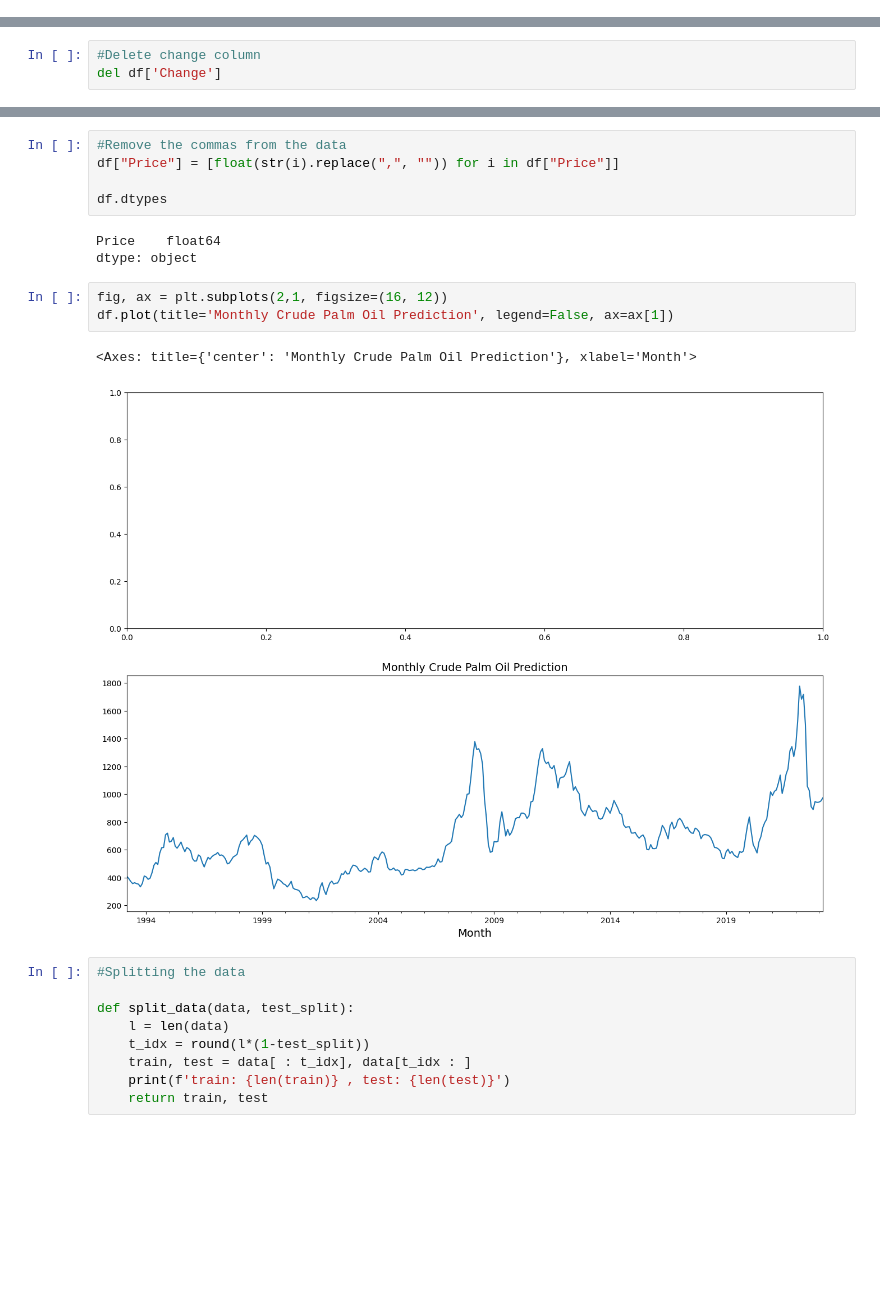
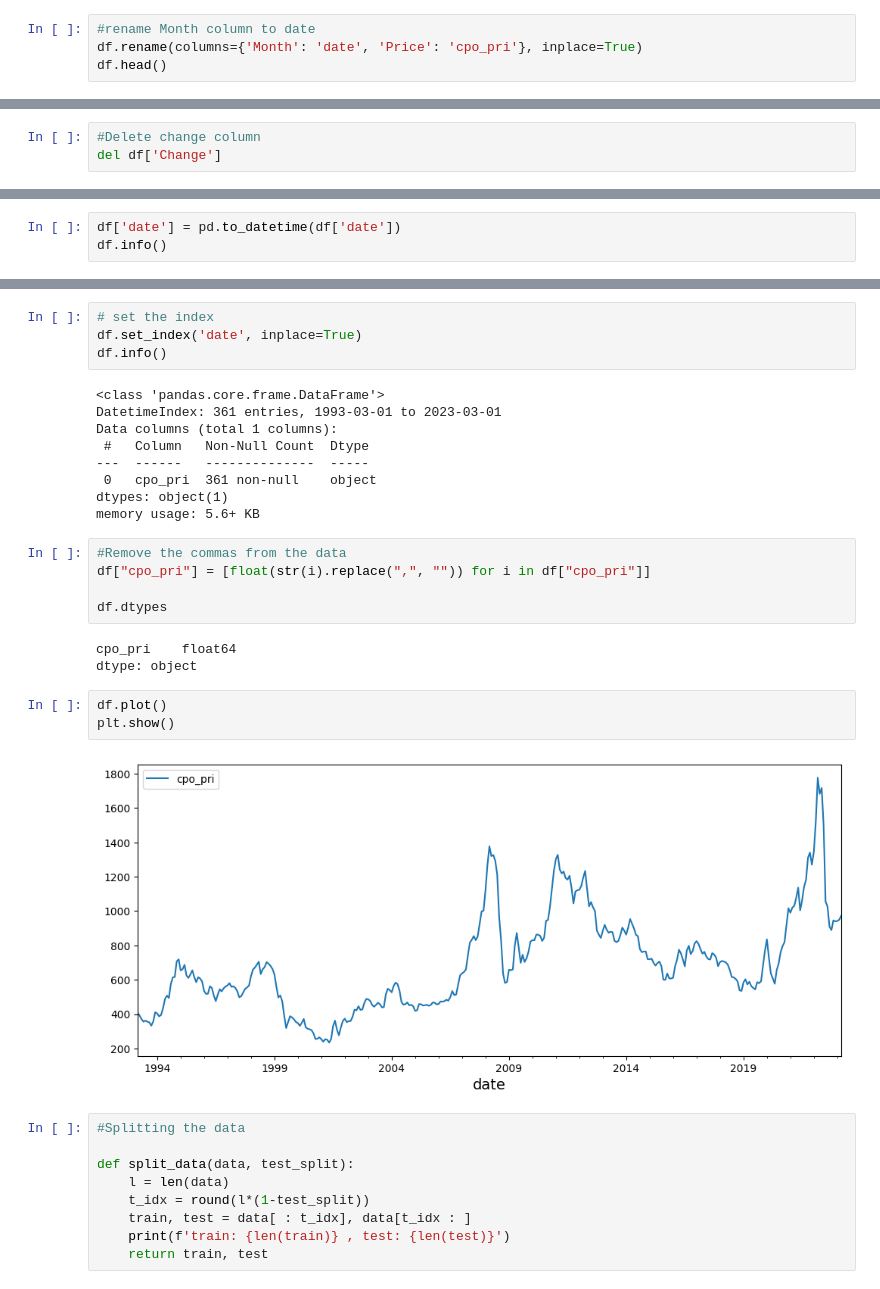
Before and after one commit to mofuoku417/Crude-Palm-Oil-Price-Prediction, a Jupyter notebook: Crude_PalmOil_Price_Prediction_SARIMA_Model.ipynb, the cells around one changed output, grey strips where cells are left out. Saved outputs shown, nothing was run; the diff lists cells and outputs as text; blank space fills up the shorter version.

```diff
--- a/Crude_PalmOil_Price_Prediction_SARIMA_Model.ipynb
+++ b/Crude_PalmOil_Price_Prediction_SARIMA_Model.ipynb
@@ -45,0 +46,4 @@ df.head()
+# %%
+#rename Month column to date
+df.rename(columns={'Month': 'date', 'Price': 'cpo_pri'}, inplace=True)
+df.head()
@@ -54 +78,4 @@ Price    object
 dtype: object
+# %%
+df['date'] = pd.to_datetime(df['date'])
+df.info()
@@ -55,17 +92,29 @@ dtype: object
+# %%
+# set the index
+df.set_index('date', inplace=True)
+df.info()
+# %% [output]
+<class 'pandas.core.frame.DataFrame'>
+DatetimeIndex: 361 entries, 1993-03-01 to 2023-03-01
+Data columns (total 1 columns):
+ #   Column   Non-Null Count  Dtype
+---  ------   --------------  -----
+ 0   cpo_pri  361 non-null    object
+dtypes: object(1)
+memory usage: 5.6+ KB
 # %%
 #Remove the commas from the data
-df["Price"] = [float(str(i).replace(",", "")) for i in df["Price"]]
+df["cpo_pri"] = [float(str(i).replace(",", "")) for i in df["cpo_pri"]]
 
 df.dtypes
 # %% [output]
-Price    float64
+cpo_pri    float64
 dtype: object
-# %%
-fig, ax = plt.subplots(2,1, figsize=(16, 12))
-df.plot(title='Monthly Crude Palm Oil Prediction', legend=False, ax=ax[1])
-# %% [output]
-<Axes: title={'center': 'Monthly Crude Palm Oil Prediction'}, xlabel='Month'>
-[figure, removed]
+# %%
+df.plot()
+plt.show()
+# %% [output]
+[figure, added]
 # %%
 #Splitting the data
 
```
Also changed, not shown: parts of 28 cells of this notebook.
